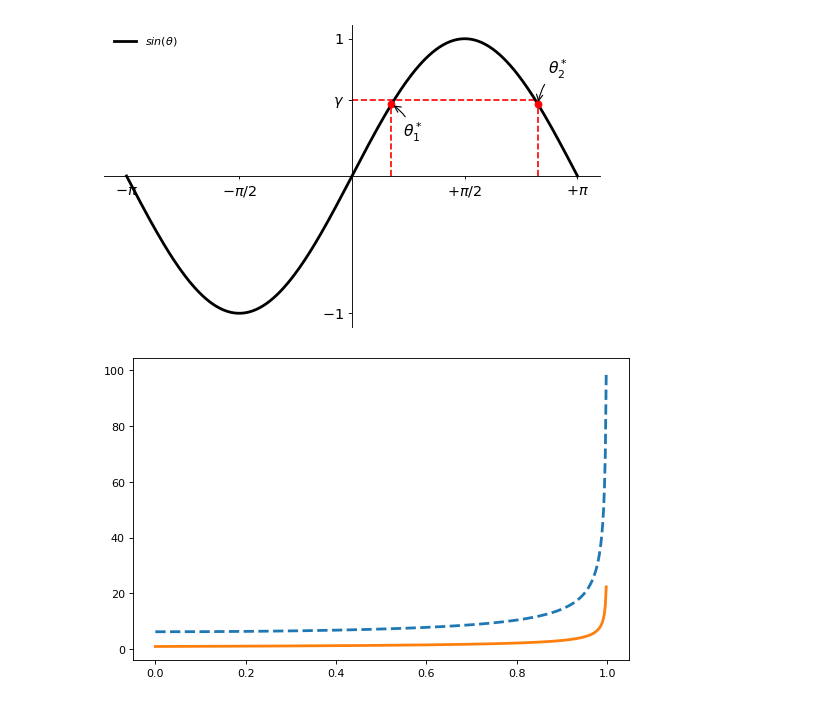
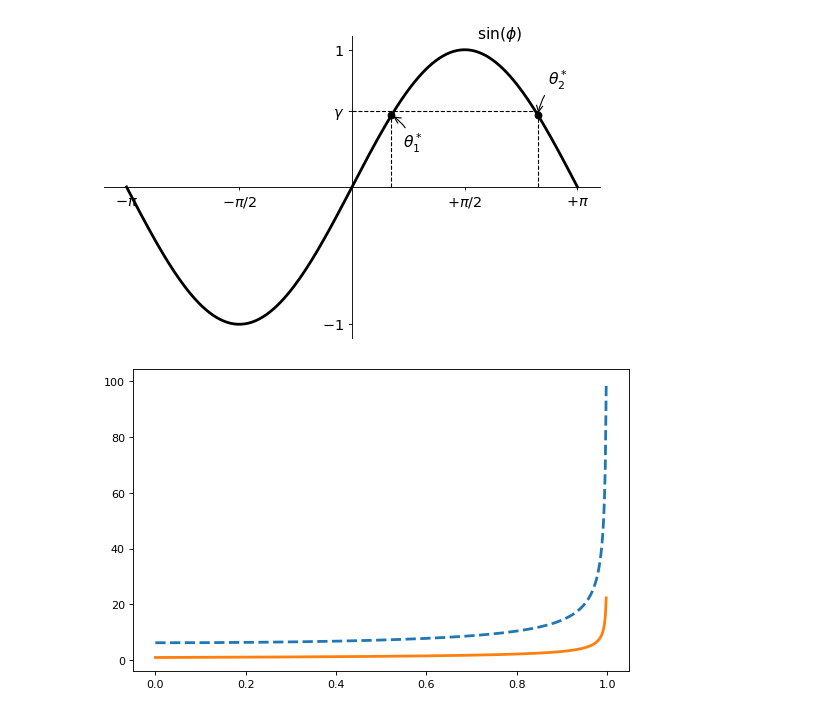
Before and after one commit to Cangas-Gar/public_tesis, a Jupyter notebook: Pendulo_Tesis/Python/Pend_Miel/Equilibrios_Sin=gamma.ipynb, the cells around one changed output. Cells and saved outputs as stored; diff of their text form; code cells hidden in the pictures.

```diff
--- a/Pendulo_Tesis/Python/Pend_Miel/Equilibrios_Sin=gamma.ipynb
+++ b/Pendulo_Tesis/Python/Pend_Miel/Equilibrios_Sin=gamma.ipynb
@@ -36,11 +36,11 @@ plt.yticks([1,gamma,-1],
 t = gamma
 #Graficar la línea vertical punteada
 ax.plot([t,t],[0,np.sin(t)],
-         color ='red',  linewidth=1.5, linestyle="--")
+         color ='black',  linewidth=1.0, linestyle="--")
 
 #Punto: tamaño del punto es 50
 #ax.scatter([t,],[np.sin(t),], 50,  color ='red')
-ax.plot([t],[np.sin(gamma)], 'ro')
+ax.plot([t],[np.sin(gamma)], 'ko')
 #Anotar la leyenda c/flecha
 #xy es la posicion (donde apuntara la flecha)
 #xytext indica dirección del texto
@@ -51,38 +51,40 @@ ax.annotate(r'$\theta^*_1$',
              xy=(t, np.sin(t)),  xycoords='data',
              xytext=(+10, -30), textcoords='offset points', fontsize=14,
              arrowprops=dict(arrowstyle="->", connectionstyle="arc3,rad=.2"))
 
+ax.annotate(r"$\sin(\phi)$",xy=(np.pi/2,np.sin(np.pi/2)),xycoords='data',xytext=(11,10),
+                  textcoords='offset points', fontsize=14)
 
 #Lo mismo de arriba; pero para otro punto
 t = np.pi - gamma
 ax.plot([t,t],[0,np.sin(t)],
-         color ='red',  linewidth=1.5, linestyle="--")
-ax.plot([t],[np.sin(gamma)], 'ro')
+         color ='black',  linewidth=1.0, linestyle="--")
+ax.plot([t],[np.sin(gamma)], 'ko')
 #ax.scatter([t,],[np.sin(t),], 50,  color ='red')
 ax.annotate(r'$\theta^*_2$',
              xy=(t, np.sin(t)),  xycoords='data',
              xytext=(+9, +27), textcoords='offset points', fontsize=14,
              arrowprops=dict(arrowstyle="->", connectionstyle="arc3,rad=.2"))
 
 #Recta constante para unir los puntos \theta_1,2
-ax.hlines(y=gamma, xmin=0, xmax=np.pi - gamma, linewidth=1.5, color='r', linestyle="--")
+ax.hlines(y=gamma, xmin=0, xmax=np.pi - gamma, linewidth=1.0, color='k', linestyle="--")
 
 
 
 #Moving the add legend at the top
-ax.legend(loc='upper left', frameon=False)
+#ax.legend(loc='upper left', frameon=False)
 
 #Aumentar tamaño de las etiquetas de los ejes,
 #Lo ultimo es por si se llega a sobreponer la grafica,
 #para que ésta quede por detras
 for label in ax.get_xticklabels() + ax.get_yticklabels():
     label.set_fontsize(13)
     label.set_bbox(dict(facecolor='white', edgecolor='None', alpha=0.65 ))
 
 fig.savefig("Equilibrios_Pend_Miel.png",dpi=72)
 plt.show()
 # %% [output]
-[figure, old version]
+[figure, new version]
 # %%
 def T(gamma, a ):
     return 2*np.pi/(np.sqrt(gamma**2 - a**2))
```
Also changed, not shown: 13 other files.
